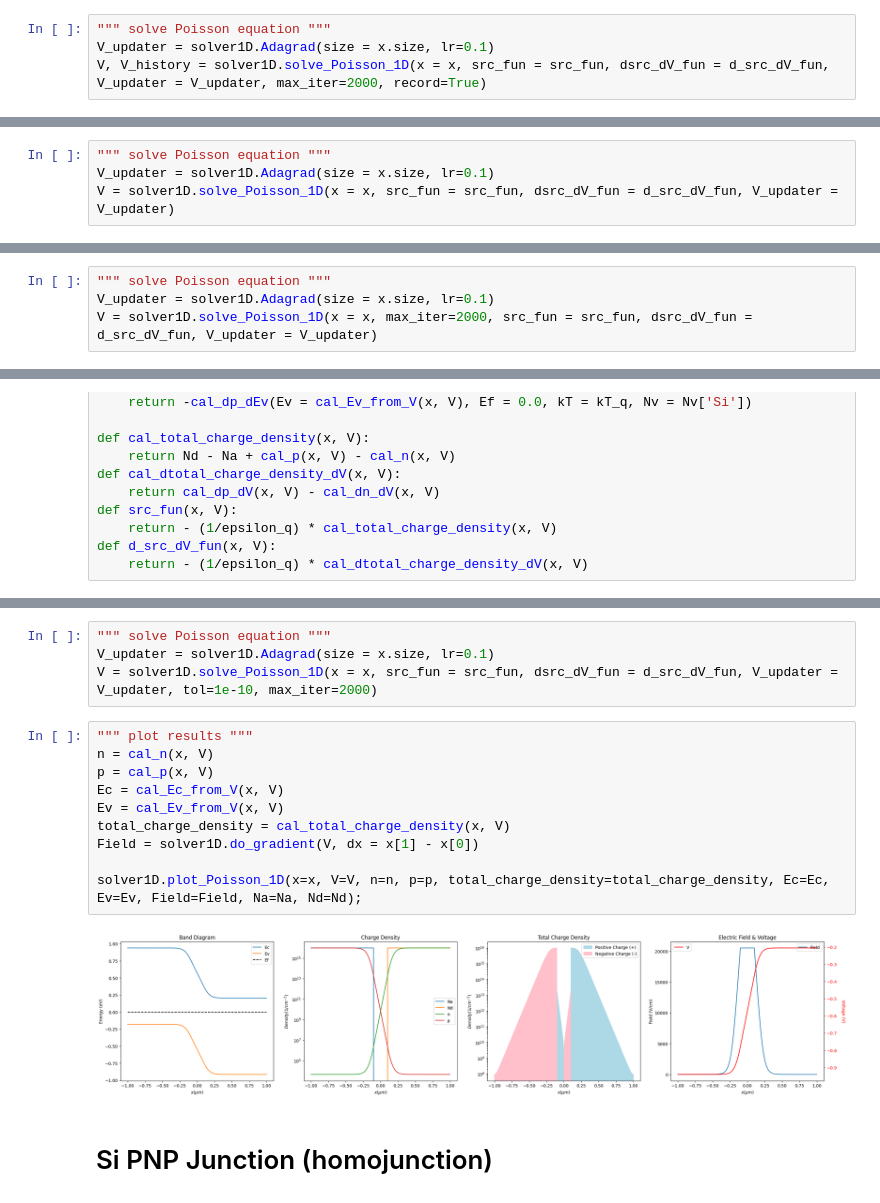
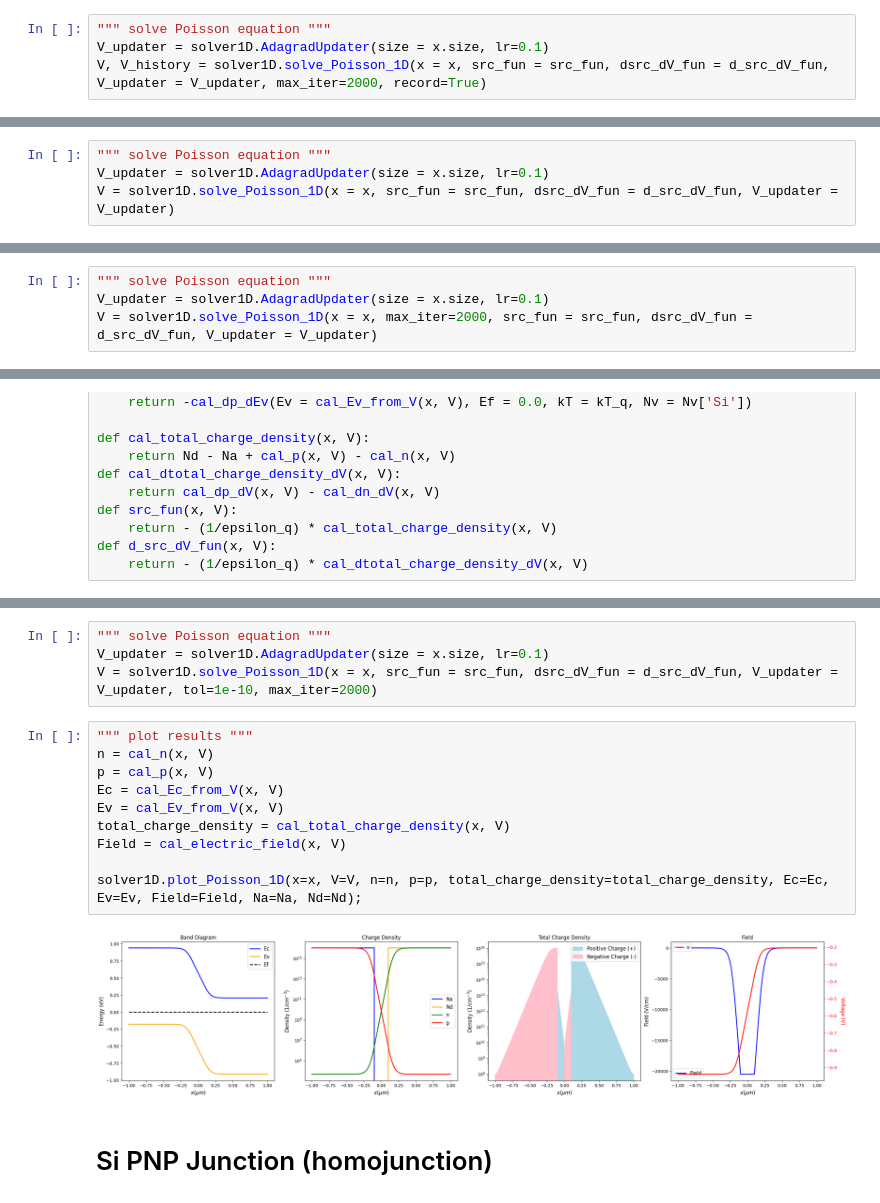
Before and after one commit to d04943016/PoissonSolver, a Jupyter notebook: notebook/test.ipynb, the cells around one changed output, grey strips where cells are left out. Cells and saved outputs as stored; diff of their text form.

```diff
--- a/notebook/test.ipynb
+++ b/notebook/test.ipynb
@@ -57,6 +52,6 @@ plt.yscale('log')
 # %%
 """ solve Poisson equation """
-V_updater = solver1D.Adagrad(size = x.size, lr=0.1)
+V_updater = solver1D.AdagradUpdater(size = x.size, lr=0.1)
 V, V_history = solver1D.solve_Poisson_1D(x = x, src_fun = src_fun, dsrc_dV_fun = d_src_dV_fun, V_updater = V_updater, max_iter=2000, record=True)
 # %%
 """ plot results """
@@ -137,6 +127,6 @@ plt.yscale('log')
 # %%
 """ solve Poisson equation """
-V_updater = solver1D.Adagrad(size = x.size, lr=0.1)
+V_updater = solver1D.AdagradUpdater(size = x.size, lr=0.1)
 V = solver1D.solve_Poisson_1D(x = x, src_fun = src_fun, dsrc_dV_fun = d_src_dV_fun, V_updater = V_updater)
 # %%
 """ plot results """
@@ -210,6 +195,6 @@ plt.yscale('log')
 # %%
 """ solve Poisson equation """
-V_updater = solver1D.Adagrad(size = x.size, lr=0.1)
+V_updater = solver1D.AdagradUpdater(size = x.size, lr=0.1)
 V = solver1D.solve_Poisson_1D(x = x, max_iter=2000, src_fun = src_fun, dsrc_dV_fun = d_src_dV_fun, V_updater = V_updater)
 # %%
 """ plot results """
@@ -273,19 +253,19 @@ plt.yscale('log')
 # %%
 """ solve Poisson equation """
-V_updater = solver1D.Adagrad(size = x.size, lr=0.1)
+V_updater = solver1D.AdagradUpdater(size = x.size, lr=0.1)
 V = solver1D.solve_Poisson_1D(x = x, src_fun = src_fun, dsrc_dV_fun = d_src_dV_fun, V_updater = V_updater, tol=1e-10, max_iter=2000)
 # %%
 """ plot results """
 n = cal_n(x, V)
 p = cal_p(x, V)
 Ec = cal_Ec_from_V(x, V)
 Ev = cal_Ev_from_V(x, V)
 total_charge_density = cal_total_charge_density(x, V)
-Field = solver1D.do_gradient(V, dx = x[1] - x[0])
+Field = cal_electric_field(x, V)
 
 solver1D.plot_Poisson_1D(x=x, V=V, n=n, p=p, total_charge_density=total_charge_density, Ec=Ec, Ev=Ev, Field=Field, Na=Na, Nd=Nd);
 # %% [output]
-[figure, old version]
+[figure, new version]
 # %% [markdown]
 # Si PNP Junction (homojunction)
 # %%
```
Also changed, not shown: parts of 48 cells of this notebook, 2 other files.
